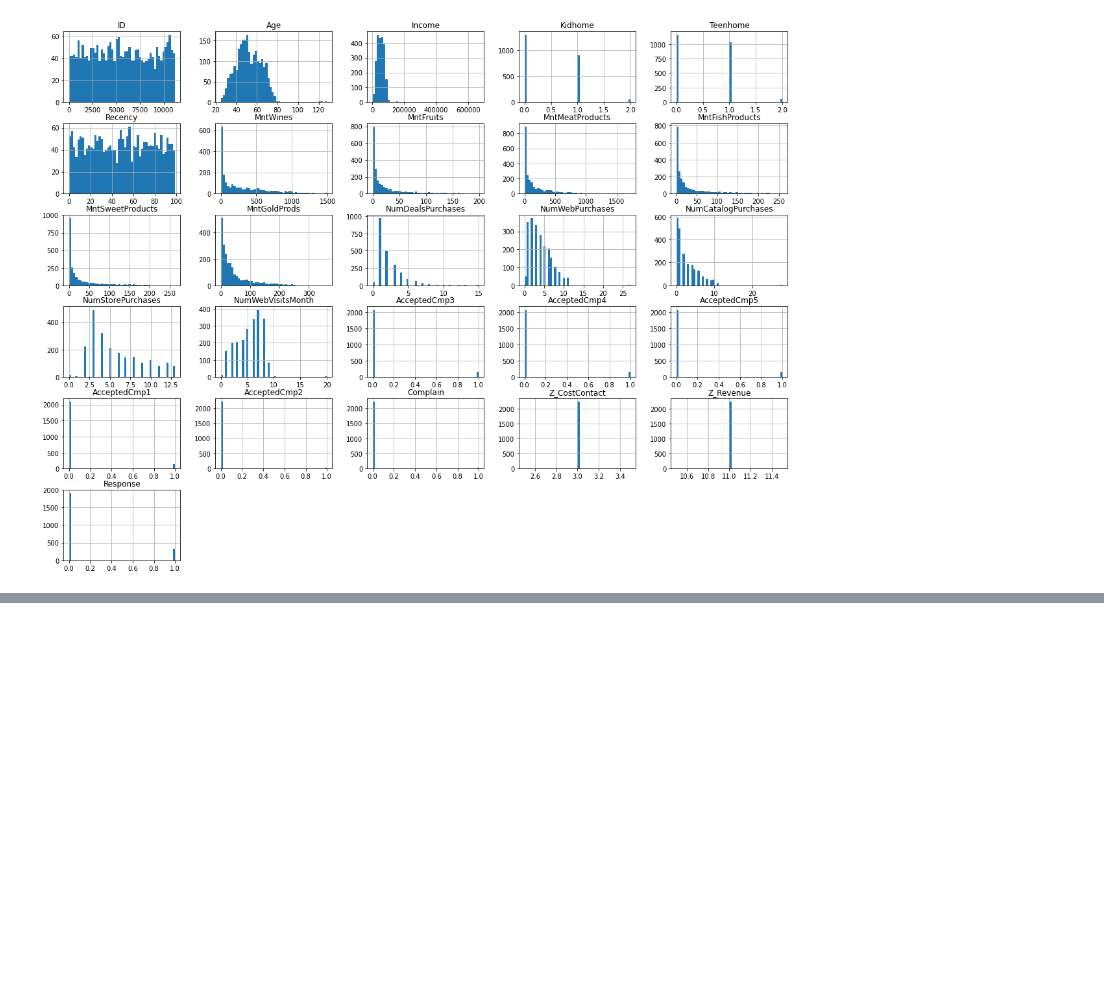
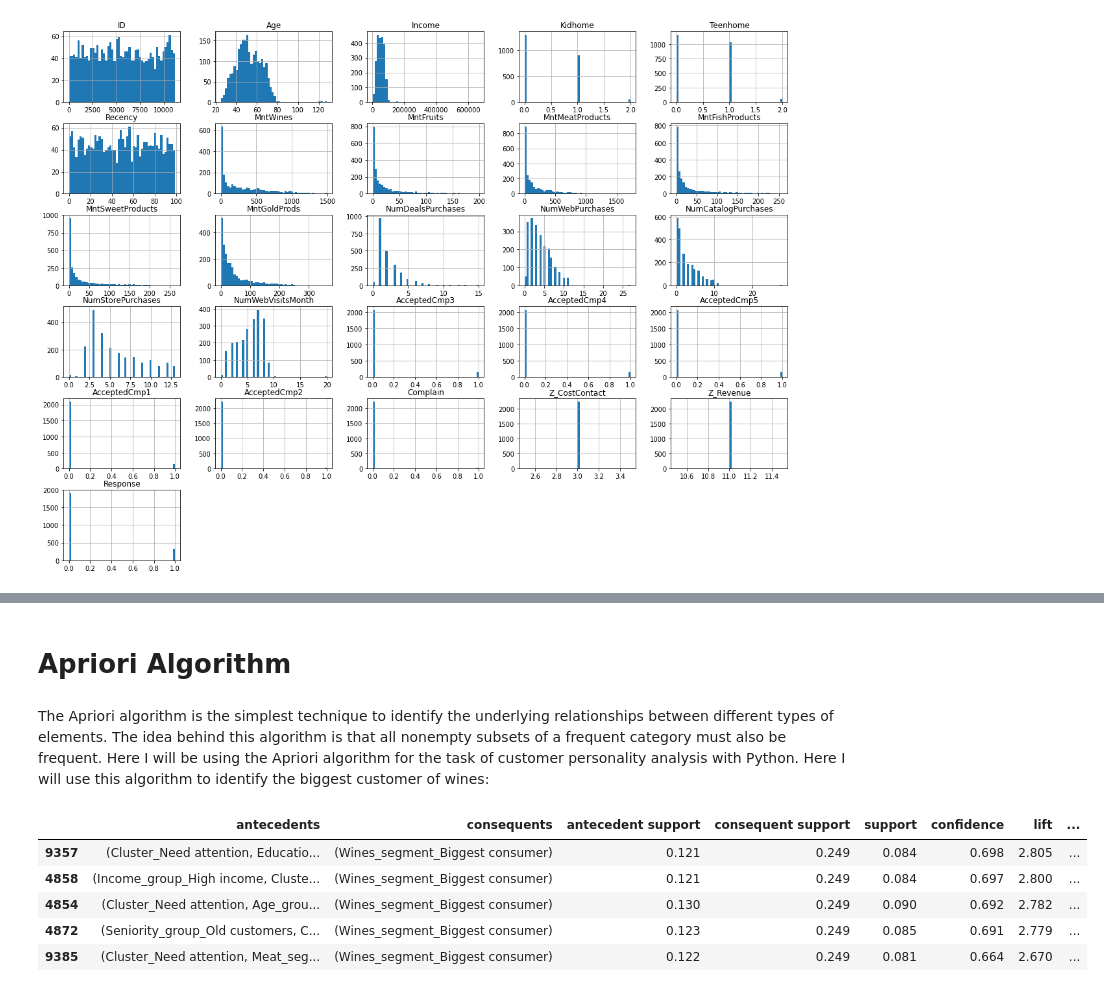
Before and after one commit to auab/Customer-Analysis, a Jupyter notebook: main.ipynb, the cells around one changed output, grey strips where cells are left out. Saved outputs shown, nothing was run; the diff lists cells and outputs as text; code cells hidden in the pictures; blank space fills up the shorter version.

```diff
--- a/main.ipynb
+++ b/main.ipynb
@@ -83,0 +83,2 @@ customer_data.describe()
+# %%
+customer_data=customer_data.dropna(subset=['Income'])
@@ -84,3 +87,5 @@ customer_data.describe()
+# %%
+customer_data=customer_data[customer_data['Income']<600000]
 # %%
 customer_data.hist(bins=50, figsize=(20,15))
 plt.show()
@@ -104,0 +158,12 @@ customer_data[['MntFruits','MntWines']]
+# %%
+#Create Age segment
+cut_labels_Age = ['Young', 'Adult', 'Mature', 'Senior']
+cut_bins = [0, 30, 45, 65, 120]
+customer_data['Age_group'] = pd.cut(customer_data['Age'], bins=cut_bins, labels=cut_labels_Age)
+#Create Income segment
+cut_labels_Income = ['Low income', 'Low to medium income', 'Medium to high income', 'High income']
+customer_data['Income_group'] = pd.qcut(customer_data['Income'], q=4, labels=cut_labels_Income)
+#Create Seniority segment
+cut_labels_Seniority = ['New customers', 'Discovering customers', 'Experienced customers', 'Old customers']
+customer_data['Seniority_group'] = pd.qcut(customer_data['Seniority'], q=4, labels=cut_labels_Seniority)
+customer_data=customer_data.drop(columns=['Age','Income','Seniority'])
@@ -104,0 +180,39 @@ customer_data[['MntFruits','MntWines']]
+# %%
+cut_labels = ['Low consumer', 'Frequent consumer', 'Biggest consumer']
+customer_data['Wines_segment'] = pd.qcut(customer_data['Wines'][customer_data['Wines']>0],q=[0, .25, .75, 1], labels=cut_labels).astype("object")
+customer_data['Fruits_segment'] = pd.qcut(customer_data['Fruits'][customer_data['Fruits']>0],q=[0, .25, .75, 1], labels=cut_labels).astype("object")
+customer_data['Meat_segment'] = pd.qcut(customer_data['Meat'][customer_data['Meat']>0],q=[0, .25, .75, 1], labels=cut_labels).astype("object")
+customer_data['Fish_segment'] = pd.qcut(customer_data['Fish'][customer_data['Fish']>0],q=[0, .25, .75, 1], labels=cut_labels).astype("object")
+customer_data['Sweets_segment'] = pd.qcut(customer_data['Sweets'][customer_data['Sweets']>0],q=[0, .25, .75, 1], labels=cut_labels).astype("object")
+customer_data['Gold_segment'] = pd.qcut(customer_data['Gold'][customer_data['Gold']>0],q=[0, .25, .75, 1], labels=cut_labels).astype("object")
+customer_data.replace(np.nan, "Non consumer",inplace=True)
+customer_data.drop(columns=['Spending','Wines','Fruits','Meat','Fish','Sweets','Gold'],inplace=True)
+customer_data = customer_data.astype(object)
+# %% [markdown]
+# Apriori Algorithm
+# %% [markdown]
+The Apriori algorithm is the simplest technique to identify the underlying relationships between different types of elements. The idea behind this algorithm is that all nonempty subsets of a frequent category must also be frequent. Here I will be using the Apriori algorithm for the task of customer personality analysis with Python. Here I will use this algorithm to identify the biggest customer of wines:
+# %%
+pd.set_option('display.max_columns', None)
+pd.set_option('display.max_rows', None)
+pd.set_option('display.max_colwidth', 999)
+pd.options.display.float_format = "{:.3f}".format
+association=customer_data.copy()
+df = pd.get_dummies(association)
+min_support = 0.08
+max_len = 10
+frequent_items = apriori(df, use_colnames=True, min_support=min_support, max_len=max_len + 1)
+rules = association_rules(frequent_items, metric='lift', min_threshold=1)
+
+product='Wines'
+segment='Biggest consumer'
+target = '{\'%s_segment_%s\'}' %(product,segment)
+results_personnal_care = rules[rules['consequents'].astype(str).str.contains(target, na=False)].sort_values(by='confidence', ascending=False)
+results_personnal_care.head()
+# %% [output]
+|  | antecedents | consequents | antecedent support | consequent support | support | confidence | lift | ... |
+| 9357 | (Cluster_Need attention, Educatio... | (Wines_segment_Biggest consumer) | 0.121 | 0.249 | 0.084 | 0.698 | 2.805 | ... |
+| 4858 | (Income_group_High income, Cluste... | (Wines_segment_Biggest consumer) | 0.121 | 0.249 | 0.084 | 0.697 | 2.800 | ... |
+| 4854 | (Cluster_Need attention, Age_grou... | (Wines_segment_Biggest consumer) | 0.130 | 0.249 | 0.090 | 0.692 | 2.782 | ... |
+| 4872 | (Seniority_group_Old customers, C... | (Wines_segment_Biggest consumer) | 0.123 | 0.249 | 0.085 | 0.691 | 2.779 | ... |
+| 9385 | (Cluster_Need attention, Meat_seg... | (Wines_segment_Biggest consumer) | 0.122 | 0.249 | 0.081 | 0.664 | 2.670 | ... |
```
Also changed, not shown: parts of 17 cells of this notebook.
